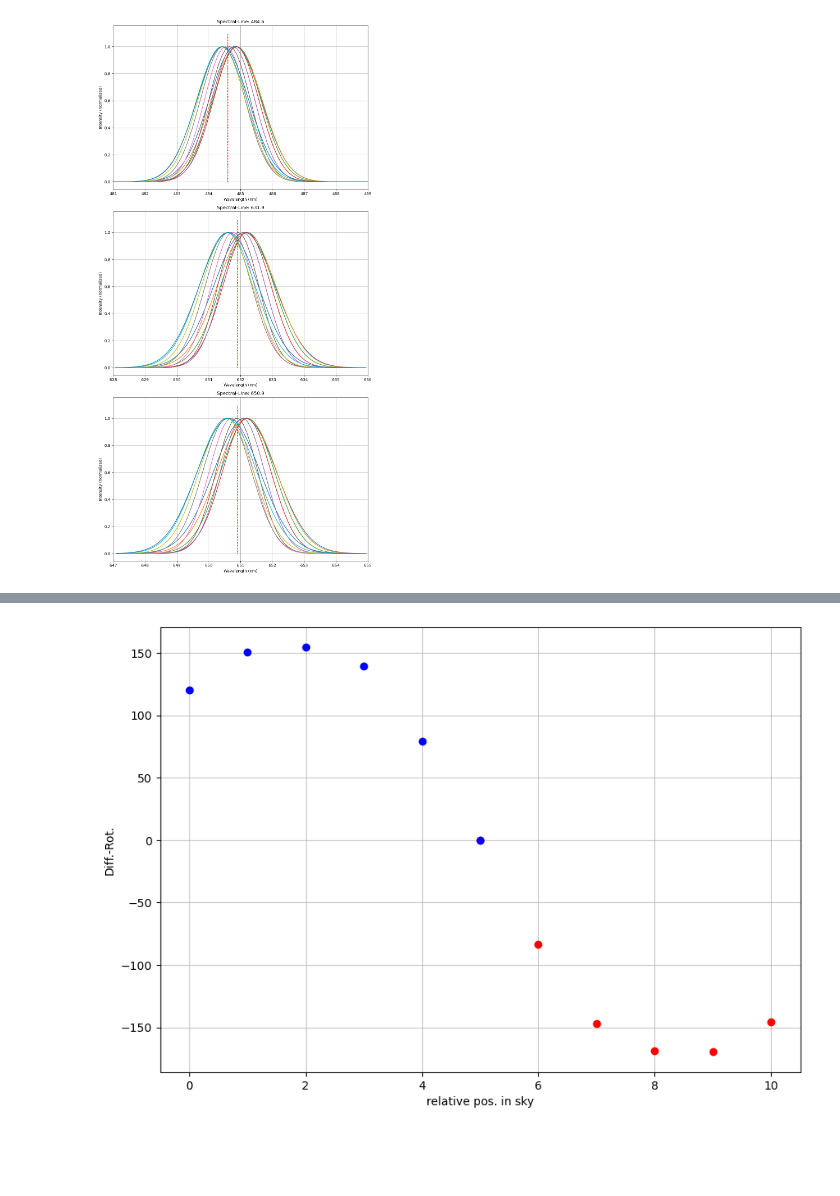
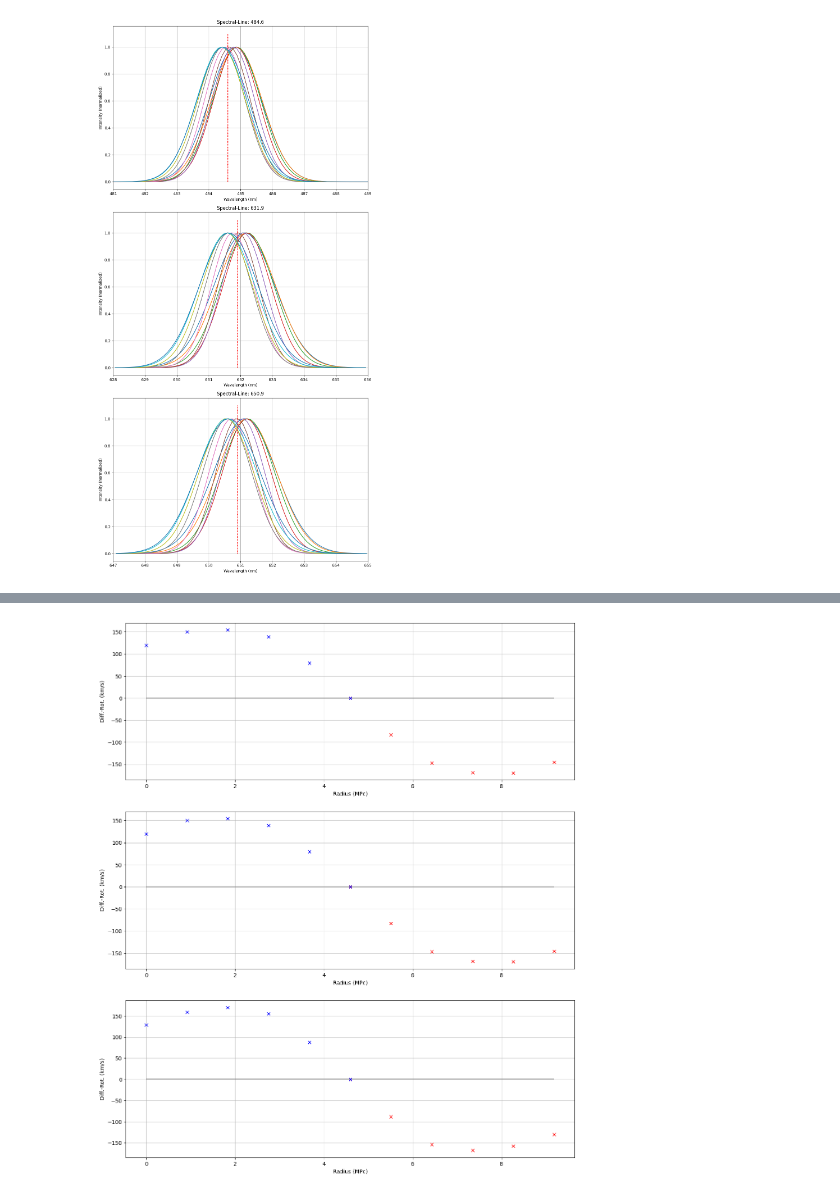
Before and after one commit to B0whunt3r21/AstroPrak, a Jupyter notebook: Galax_Spect/Galax_Spect.ipynb, the cells around one changed output, grey strips where cells are left out. Drawn from its saved outputs; the diff is of its cells as text; code cells hidden in the pictures; blank space fills up the shorter version.

Commit message:
Rot.-Curve in km/s over kPc

```diff
--- a/Galax_Spect/Galax_Spect.ipynb
+++ b/Galax_Spect/Galax_Spect.ipynb
@@ -595,55 +595,69 @@ plt.show()
 #Rot.-Curve (Samplinmg of 15 seems okay)
 sliceSize = 15
 
-#xMin = 90
-#xMax = 145
-#xAx = np.linspace(xMin, xMax, xMax-xMin)
 
-fig, ax = plt.subplots(1, 1, figsize=(10, 7))
+fig, ax = plt.subplots(3, 1, figsize=(15, 18))
 
 res = len(y_ARCSEC_LSS)//sliceSize
 
-maxes = []
+diffPos = np.empty_like(posSlit)
+diffMu = np.empty_like(mu1)
+ref1 = mu1[5]
+ref2 = mu2[5]
+ref3 = mu3[5]
+
+def plotVel(ax, radius, vel):
+
+    maxX = np.max(radius)
+    minX = np.min(radius)
+
+    x = np.linspace(minX, maxX, len(posSlit))
+
+    ax.hlines(0, minX, maxX, color='gray', linestyle='-')
+
+    r = np.ma.masked_where(vel > 0, vel)
+    b = np.ma.masked_where(vel < 0, vel)
+
+    ax.plot(x, r, c='r', marker='x', linestyle='')
+    ax.plot(x, b, c='b', marker='x', linestyle='')
+    ax.set_xlabel('Radius (MPc)')
+    ax.set_ylabel('Diff.-Rot. (km/s)')
+    ax.grid(alpha=0.7, linestyle='-')
 
 
-#TODO: Diff rot to vel and inclination.
-#Abs to diff rotation
+def calcDiffArr(diffArr, mu, ref):
+    for m in range(len(mu)):
+        diffArr[m-1] = mu[m-1]-ref
 
-diffMu = np.empty_like(mu1)
-ref1 = mu1[5]
+
+def calcVel(delLamda, lamdaRef):
+    return np.divide(delLamda, lamdaRef) * c.value
+
 
 def radVelInclined(velObs, a, b):
     alpha = np.arcsin(b / a)
     return velObs / np.cos(alpha)
 
-def calcVel(delLamda, lamdaRef):
-    return np.divide(delLamda, lamdaRef) * c.value
+
+stepArcSec = headerLSS['CDELT2'] * u.arcsec
+def calcRadiusAxis():
+    calcDiffArr(diffPos, posSlit, diffPos[0])
+    axRAD = np.multiply(diffPos, stepArcSec).to(u.rad)
+    kPc = np.multiply(d.value * 1000, np.tan(axRAD.value))
+    return kPc
 
 
-def calcDiffArr(mu, ref):
-    for m in range(len(mu)):
-        diffMu[m-1] = mu[m-1]-ref
-    return diffMu
+xAxkPc = calcRadiusAxis()
 
-diffMu1 = calcDiffArr(mu1, ref1)
-velObs1 = calcVel(diffMu1, ref1)
-vel1 = radVelInclined(velObs1, 15, 6.14)
+calcDiffArr(diffMu, mu1, ref1)
+vel1 = radVelInclined(calcVel(diffMu, ref1), major_axis_kpc, minor_axis_kpc)
+plotVel(ax[0], xAxkPc, vel1)
 
-'''
-maxX = np.max(x_kpc_IMG_rel)
-minX = np.min(x_kpc_IMG_rel)
+calcDiffArr(diffMu, mu2, ref2)
+vel2 = radVelInclined(calcVel(diffMu, ref2), major_axis_kpc, minor_axis_kpc)
+plotVel(ax[1], xAxkPc, vel1)
 
-print(velObs1, vel1)
-
-x = np.linspace(minX, maxX, len(x_kpc_IMG_rel))
-'''
-r = np.ma.masked_where(vel1 > 0, vel1)
-b = np.ma.masked_where(vel1 < 0, vel1)
-
-#ax.hlines(0, minX, maxX, color='gray')
-ax.plot(r, c='r', marker='o', linestyle='')
-ax.plot(b, c='b', marker='o', linestyle='')
-ax.set_xlabel('relative pos. in sky')
-ax.set_ylabel('Diff.-Rot.')
-ax.grid(alpha=0.7, linestyle='-')
+calcDiffArr(diffMu, mu3, ref3)
+vel3 = radVelInclined(calcVel(diffMu, ref3), major_axis_kpc, minor_axis_kpc)
+plotVel(ax[2], xAxkPc, vel3)
 # %% [output]
@@ -650 +671 @@ ax.grid(alpha=0.7, linestyle='-')
-[figure, old version]
+[figure, new version]
```
Also changed, not shown: parts of 4 cells of this notebook.
